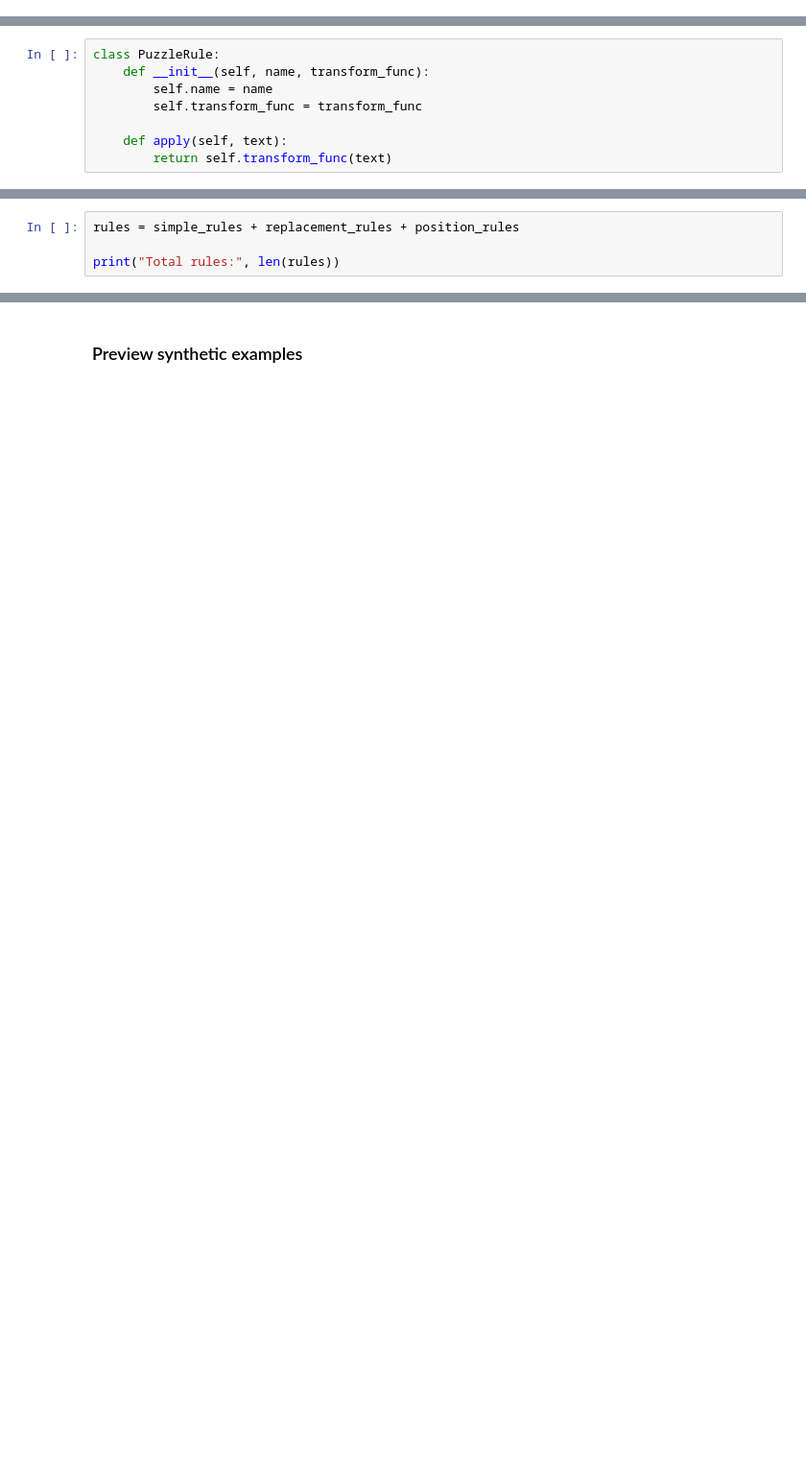
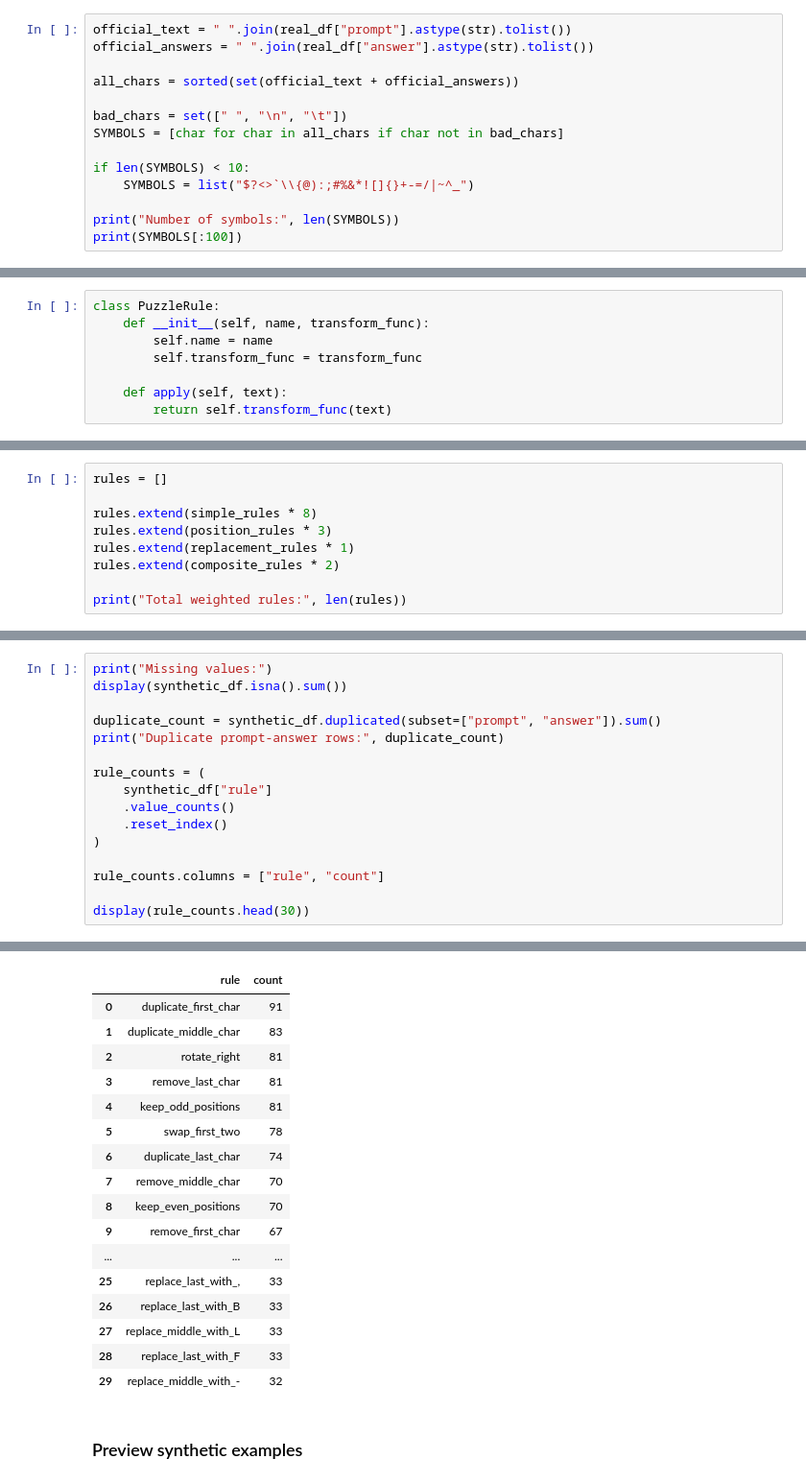
Before and after one commit to Phiziics/nemotron_reasoning_challenge, a Jupyter notebook: notebooks/03_improved_sft.ipynb, the cells around one changed output, grey strips where cells are left out. Shown at 96% size. Cells and saved outputs as stored; diff of their text form; blank space fills up the shorter version.

```diff
--- a/notebooks/03_improved_sft.ipynb
+++ b/notebooks/03_improved_sft.ipynb
@@ -110,0 +113,14 @@ display(real_df.sample(min(10, len(real_df)), random_state=42))
+# %%
+official_text = " ".join(real_df["prompt"].astype(str).tolist())
+official_answers = " ".join(real_df["answer"].astype(str).tolist())
+
+all_chars = sorted(set(official_text + official_answers))
+
+bad_chars = set([" ", "\n", "\t"])
+SYMBOLS = [char for char in all_chars if char not in bad_chars]
+
+if len(SYMBOLS) < 10:
+    SYMBOLS = list("$?<>`\\{@):;#%&*![]{}+-=/|~^_")
+
+print("Number of symbols:", len(SYMBOLS))
+print(SYMBOLS[:100])
@@ -253,5 +336,10 @@ Position rules: 56
 # %%
-rules = simple_rules + replacement_rules + position_rules
+rules = []
 
-print("Total rules:", len(rules))
+rules.extend(simple_rules * 8)
+rules.extend(position_rules * 3)
+rules.extend(replacement_rules * 1)
+rules.extend(composite_rules * 2)
+
+print("Total weighted rules:", len(rules))
 # %% [output]
@@ -337,0 +453,17 @@ Synthetic shape: (5000, 4)
+# %%
+print("Missing values:")
+display(synthetic_df.isna().sum())
+
+duplicate_count = synthetic_df.duplicated(subset=["prompt", "answer"]).sum()
+print("Duplicate prompt-answer rows:", duplicate_count)
+
+rule_counts = (
+    synthetic_df["rule"]
+    .value_counts()
+    .reset_index()
+)
+
+rule_counts.columns = ["rule", "count"]
+
+display(rule_counts.head(30))
+# %% [output]
@@ -338,3 +477,20 @@ Synthetic shape: (5000, 4)
+|  | rule | count |
+| 0 | duplicate_first_char | 91 |
+| 1 | duplicate_middle_char | 83 |
+| 2 | rotate_right | 81 |
+| 3 | remove_last_char | 81 |
+| 4 | keep_odd_positions | 81 |
+| 5 | swap_first_two | 78 |
+| 6 | duplicate_last_char | 74 |
+| 7 | remove_middle_char | 70 |
+| 8 | keep_even_positions | 70 |
+| 9 | remove_first_char | 67 |
+| ... | ... | ... |
+| 25 | replace_last_with_, | 33 |
+| 26 | replace_last_with_B | 33 |
+| 27 | replace_middle_with_L | 33 |
+| 28 | replace_last_with_F | 33 |
+| 29 | replace_middle_with_- | 32 |
 # %% [markdown]
 ### Preview synthetic examples
 # %%
```
Also changed, not shown: parts of 56 cells of this notebook.
